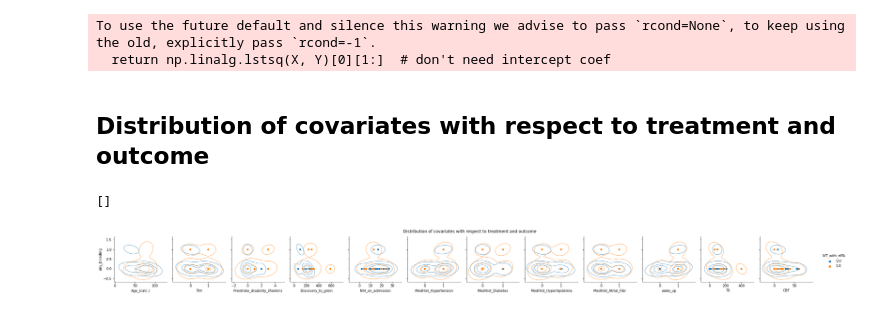
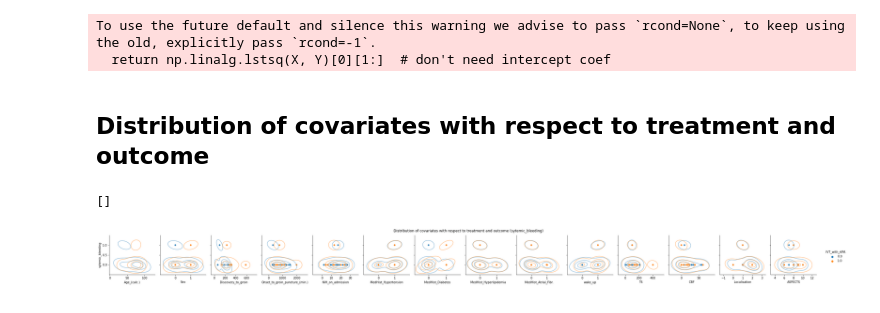
Before and after one commit to JulianKlug/Wake-up-stroke-bridging, a Jupyter notebook: propensity_score_matching.ipynb, the cells around one changed output. Cells and saved outputs as stored; diff of their text form; code cells hidden in the pictures.

```diff
--- a/propensity_score_matching.ipynb
+++ b/propensity_score_matching.ipynb
@@ -18,5 +15,14 @@ any_bleeding	3M_Death	MRS01
-# %%
-outcome_var = 'any_bleeding'
+# %%
+# Max 14 covariates
+covar_fields = ['Age_(calc.)', 'Sex', 'Discovery_to_groin', 'Onset_to_groin_puncture_(min.)',
+                'NIH_on_admission',
+                'MedHist_Hypertension', 'MedHist_Diabetes', 'MedHist_Hyperlipidemia',
+                'MedHist_Atrial_Fibr.', 'wake_up', 'T6', 'CBF', 'Localisation', 'ASPECTS']
+
+if outcome_var == 'infarct_growth':
+    # 9 covariates for infarct growth
+    covar_fields = [ 'Discovery_to_groin', 'Onset_to_groin_puncture_(min.)',  'NIH_on_admission', 'wake_up',
+                     'T6', 'CBF', 'Localisation', 'ASPECTS', 'Age_(calc.)']
 # %% [markdown]
 ## Intervention : IVT with rTPA
 # %%
@@ -33,24 +39,40 @@ data['MRS01'] = data['3M_mRS'].isin([0, 1])
 # Encode wake-up
 data['wake_up'] = data['Time_of_symptom_onset_known'] == "wake up"
 
+# Encode infarct growth
+data['infarct_growth'] = data['lesion_volume_ml'] - data['CBF']
+data.loc[data['infarct_growth'] < 0, 'infarct_growth'] = 0
+
+# Encode TICI
+data['TICI_2b-3'] = data['TICI_2b-3'].astype('int')
+
 # Retain only relevant variables
 data = data[covar_fields + [outcome_var, intervention_var]]
 # %%
 # Drop NaN (has to be done before one-hot-encoding)
 data = data.dropna()
 # %%
+# Clean localisation column
+if 'Localisation' in data.columns:
+    data['Localisation'] = data['Localisation'].str.replace('ICA','ACI')
+    data['Localisation'] = data['Localisation'].str.replace('et','+')
 
 # One-hot encoding for categorical vars
-data['Sex'] = data['Sex'] == 'Male'
-data['MedHist_Hypertension'] = data['MedHist_Hypertension'] == 'yes'
-data['MedHist_Diabetes'] = data['MedHist_Diabetes'] == 'yes'
-data['MedHist_Hyperlipidemia'] = data['MedHist_Hyperlipidemia'] == 'yes'
-data['MedHist_Atrial_Fibr.'] = data['MedHist_Atrial_Fibr.'] == 'yes'
+if 'Sex' in data.columns: data['Sex'] = data['Sex'] == 'Male'
+if 'MedHist_Hypertension' in data.columns: data['MedHist_Hypertension'] = data['MedHist_Hypertension'] == 'yes'
+if 'MedHist_Diabetes' in data.columns: data['MedHist_Diabetes'] = data['MedHist_Diabetes'] == 'yes'
+if 'MedHist_Hyperlipidemia' in data.columns: data['MedHist_Hyperlipidemia'] = data['MedHist_Hyperlipidemia'] == 'yes'
+if 'MedHist_Atrial_Fibr.' in data.columns: data['MedHist_Atrial_Fibr.'] = data['MedHist_Atrial_Fibr.'] == 'yes'
+if 'Localisation' in data.columns:
+    data['Localisation'] = pd.Categorical(data['Localisation'])
+    data['Localisation'] = data['Localisation'].cat.codes
 
 data['IVT_with_rtPA'] = data['IVT_with_rtPA'] == 'yes'
 
-if outcome_var != 'MRS01':
+if outcome_var == 'any_bleeding' \
+        or outcome_var == 'sytemic_bleeding' \
+        or outcome_var == 'asymptomatique_ICH' \
+        or outcome_var == 'Symptomatic_ICH' :
     data[outcome_var] = data[outcome_var] == 'yes'
 
-
 data = data.astype(float)
@@ -133,16 +187,16 @@ data['propensity_score'] = causal.propensity['fitted']
 # %%
 g = sns.pairplot(
     data,
     x_vars=covar_fields,
     y_vars=[outcome_var],
     hue=intervention_var,
     kind='scatter',
 )
 g.map(sns.kdeplot, alpha=.5, levels=4)
 
-g.fig.suptitle('Distribution of covariates with respect to treatment and outcome', y=1.08)
+g.fig.suptitle(f'Distribution of covariates with respect to treatment and outcome ({outcome_var})', y=1.08)
 
 plt.plot()
 # %% [output]
 []
-[figure, old version]
+[figure, new version]
```
Also changed, not shown: parts of 15 cells of this notebook, 2 other files.
